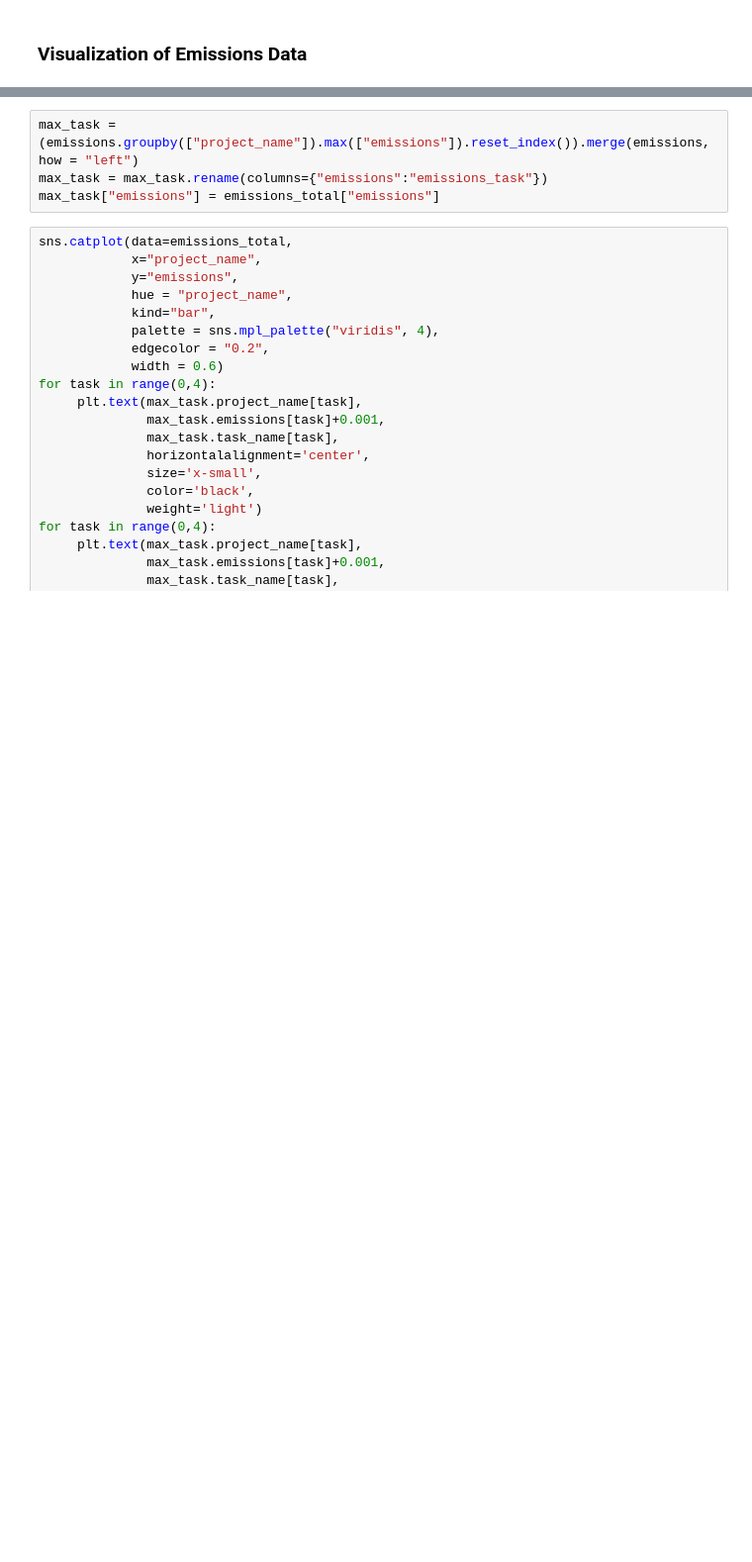
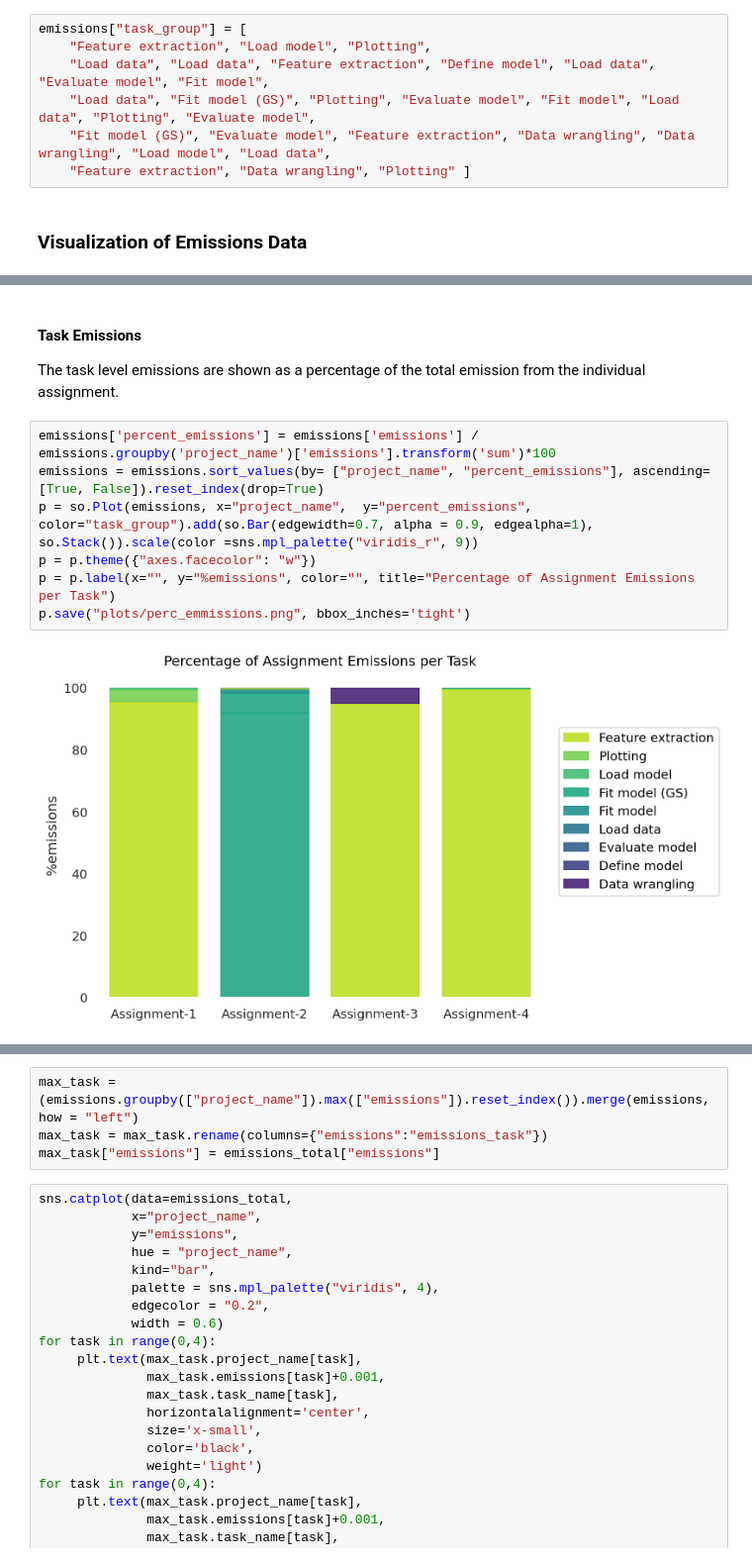
Before and after one commit to lrahbek/cds-lang-assignments, a Jupyter notebook: assignment-5/emissions.ipynb, the cells around one changed output, grey strips where cells are left out. Shown at 99% size. Saved outputs shown, nothing was run; the diff lists cells and outputs as text; blank space fills up the shorter version.

```diff
--- a/assignment-5/emissions.ipynb
+++ b/assignment-5/emissions.ipynb
@@ -63,2 +62,9 @@ emissions_total
+# %%
+emissions["task_group"] = [
+    "Feature extraction", "Load model", "Plotting",
+    "Load data", "Load data", "Feature extraction", "Define model", "Load data", "Evaluate model", "Fit model",
+    "Load data", "Fit model (GS)", "Plotting", "Evaluate model", "Fit model", "Load data", "Plotting", "Evaluate model",
+    "Fit model (GS)", "Evaluate model", "Feature extraction", "Data wrangling", "Data wrangling", "Load model", "Load data",
+    "Feature extraction", "Data wrangling", "Plotting" ]
 # %% [markdown]
 ### Visualization of Emissions Data
@@ -78,0 +87,12 @@ The barplot shows the total emissions per assignment as well as information on w
+# %% [markdown]
+#### Task Emissions
+The task level emissions are shown as a percentage of the total emission from the individual assignment.
+# %%
+emissions['percent_emissions'] = emissions['emissions'] / emissions.groupby('project_name')['emissions'].transform('sum')*100
+emissions = emissions.sort_values(by= ["project_name", "percent_emissions"], ascending=[True, False]).reset_index(drop=True)
+p = so.Plot(emissions, x="project_name",  y="percent_emissions", color="task_group").add(so.Bar(edgewidth=0.7, alpha = 0.9, edgealpha=1), so.Stack()).scale(color =sns.mpl_palette("viridis_r", 9))
+p = p.theme({"axes.facecolor": "w"})
+p = p.label(x="", y="%emissions", color="", title="Percentage of Assignment Emissions per Task")
+p.save("plots/perc_emmissions.png", bbox_inches='tight')
+# %% [output]
+[figure, added]
```
Also changed, not shown: parts of 18 cells of this notebook, 4 other files.
